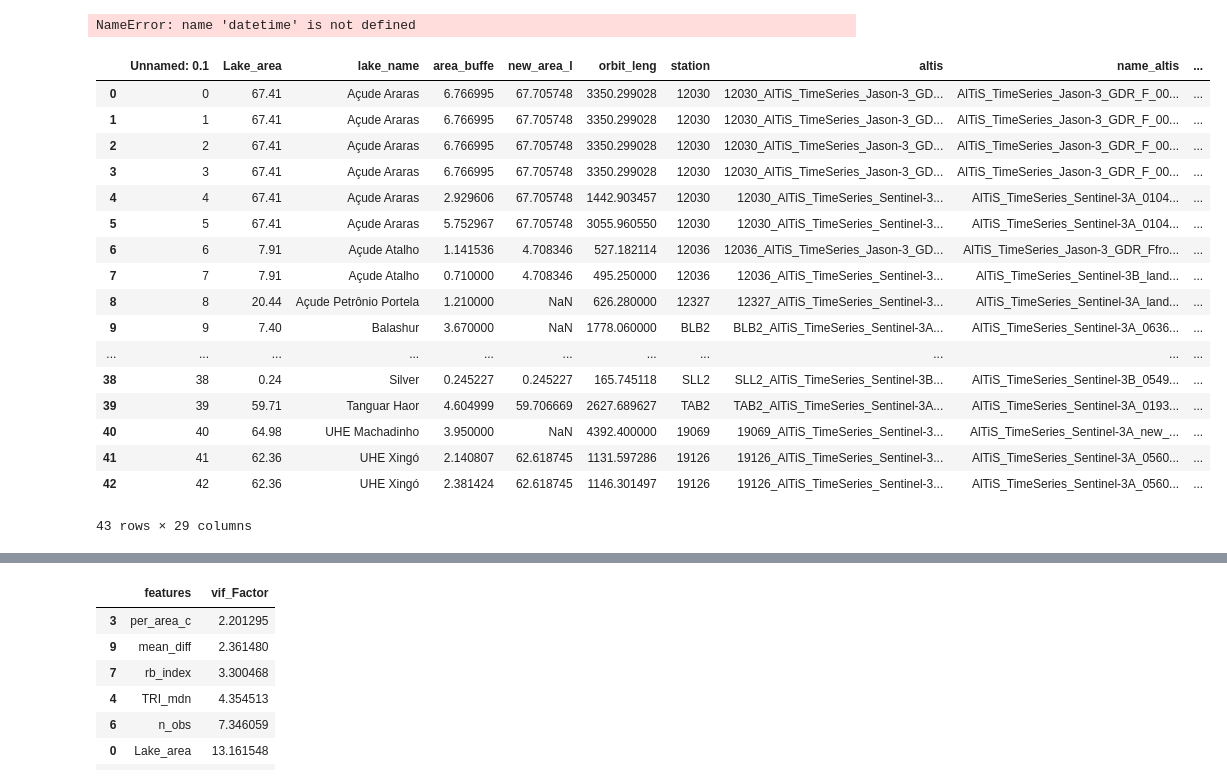
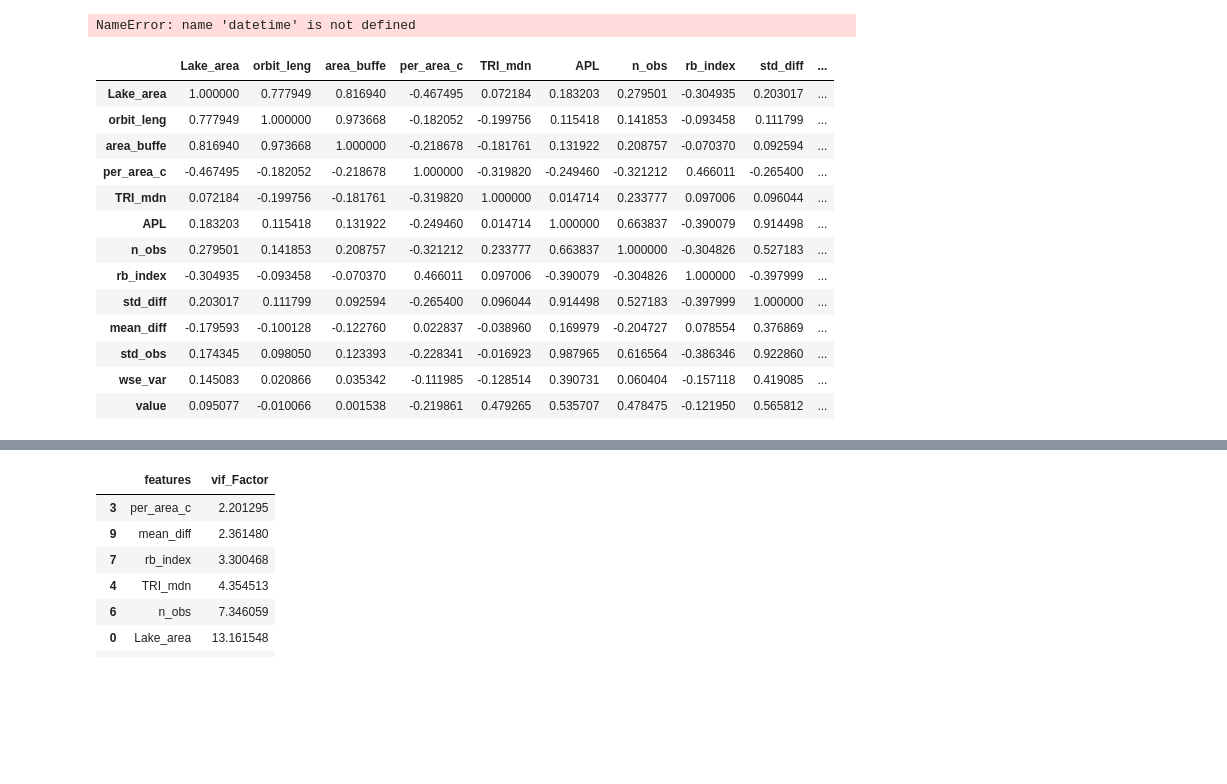
Before and after one commit to anmagomez/radar_altimetry_eval, a Jupyter notebook: src/example_importance.ipynb, the cells around one changed output, grey strips where cells are left out. Drawn from its saved outputs; the diff is of its cells as text; code cells hidden in the pictures; blank space fills up the shorter version.

Commit message:
Changes on Windows computer
Level of importance by variable

```diff
--- a/src/example_importance.ipynb
+++ b/src/example_importance.ipynb
@@ -336,24 +322,24 @@ NameError: name 'datetime' is not defined
 
 df_t_3km_vars=pd.read_csv('../data/results/to_importance_20221114_17_18.csv', sep=',')
 predictors=['Lake_area','orbit_leng', 'area_buffe','per_area_c','TRI_mdn','APL', 'n_obs', 'rb_index', 'std_diff','mean_diff', 'std_obs']
+# %%
+#claculate the variability of the water level
+df_t_3km_vars['wse_var']=df_t_3km_vars['std_diff']/df_t_3km_vars['mean_diff']
 # %%
-df_t_3km_vars
+corr=df_t_3km_vars[predictors+['wse_var', 'value']].corr()
+corr.style.background_gradient(cmap='coolwarm')
 # %% [output]
-|  | Unnamed: 0.1 | Lake_area | lake_name | area_buffe | new_area_l | orbit_leng | station | altis | name_altis | ... |
-| 0 | 0 | 67.41 | Açude Araras | 6.766995 | 67.705748 | 3350.299028 | 12030 | 12030_AlTiS_TimeSeries_Jason-3_GD... | AlTiS_TimeSeries_Jason-3_GDR_F_00... | ... |
-| 1 | 1 | 67.41 | Açude Araras | 6.766995 | 67.705748 | 3350.299028 | 12030 | 12030_AlTiS_TimeSeries_Jason-3_GD... | AlTiS_TimeSeries_Jason-3_GDR_F_00... | ... |
-| 2 | 2 | 67.41 | Açude Araras | 6.766995 | 67.705748 | 3350.299028 | 12030 | 12030_AlTiS_TimeSeries_Jason-3_GD... | AlTiS_TimeSeries_Jason-3_GDR_F_00... | ... |
-| 3 | 3 | 67.41 | Açude Araras | 6.766995 | 67.705748 | 3350.299028 | 12030 | 12030_AlTiS_TimeSeries_Jason-3_GD... | AlTiS_TimeSeries_Jason-3_GDR_F_00... | ... |
-| 4 | 4 | 67.41 | Açude Araras | 2.929606 | 67.705748 | 1442.903457 | 12030 | 12030_AlTiS_TimeSeries_Sentinel-3... | AlTiS_TimeSeries_Sentinel-3A_0104... | ... |
-| 5 | 5 | 67.41 | Açude Araras | 5.752967 | 67.705748 | 3055.960550 | 12030 | 12030_AlTiS_TimeSeries_Sentinel-3... | AlTiS_TimeSeries_Sentinel-3A_0104... | ... |
-| 6 | 6 | 7.91 | Açude Atalho | 1.141536 | 4.708346 | 527.182114 | 12036 | 12036_AlTiS_TimeSeries_Jason-3_GD... | AlTiS_TimeSeries_Jason-3_GDR_Ffro... | ... |
-| 7 | 7 | 7.91 | Açude Atalho | 0.710000 | 4.708346 | 495.250000 | 12036 | 12036_AlTiS_TimeSeries_Sentinel-3... | AlTiS_TimeSeries_Sentinel-3B_land... | ... |
-| 8 | 8 | 20.44 | Açude Petrônio Portela | 1.210000 | NaN | 626.280000 | 12327 | 12327_AlTiS_TimeSeries_Sentinel-3... | AlTiS_TimeSeries_Sentinel-3A_land... | ... |
-| 9 | 9 | 7.40 | Balashur | 3.670000 | NaN | 1778.060000 | BLB2 | BLB2_AlTiS_TimeSeries_Sentinel-3A... | AlTiS_TimeSeries_Sentinel-3A_0636... | ... |
-| ... | ... | ... | ... | ... | ... | ... | ... | ... | ... | ... |
-| 38 | 38 | 0.24 | Silver | 0.245227 | 0.245227 | 165.745118 | SLL2 | SLL2_AlTiS_TimeSeries_Sentinel-3B... | AlTiS_TimeSeries_Sentinel-3B_0549... | ... |
-| 39 | 39 | 59.71 | Tanguar Haor | 4.604999 | 59.706669 | 2627.689627 | TAB2 | TAB2_AlTiS_TimeSeries_Sentinel-3A... | AlTiS_TimeSeries_Sentinel-3A_0193... | ... |
-| 40 | 40 | 64.98 | UHE Machadinho | 3.950000 | NaN | 4392.400000 | 19069 | 19069_AlTiS_TimeSeries_Sentinel-3... | AlTiS_TimeSeries_Sentinel-3A_new_... | ... |
-| 41 | 41 | 62.36 | UHE Xingó | 2.140807 | 62.618745 | 1131.597286 | 19126 | 19126_AlTiS_TimeSeries_Sentinel-3... | AlTiS_TimeSeries_Sentinel-3A_0560... | ... |
-| 42 | 42 | 62.36 | UHE Xingó | 2.381424 | 62.618745 | 1146.301497 | 19126 | 19126_AlTiS_TimeSeries_Sentinel-3... | AlTiS_TimeSeries_Sentinel-3A_0560... | ... |
+|  | Lake_area | orbit_leng | area_buffe | per_area_c | TRI_mdn | APL | n_obs | rb_index | std_diff | ... |
+| Lake_area | 1.000000 | 0.777949 | 0.816940 | -0.467495 | 0.072184 | 0.183203 | 0.279501 | -0.304935 | 0.203017 | ... |
+| orbit_leng | 0.777949 | 1.000000 | 0.973668 | -0.182052 | -0.199756 | 0.115418 | 0.141853 | -0.093458 | 0.111799 | ... |
+| area_buffe | 0.816940 | 0.973668 | 1.000000 | -0.218678 | -0.181761 | 0.131922 | 0.208757 | -0.070370 | 0.092594 | ... |
+| per_area_c | -0.467495 | -0.182052 | -0.218678 | 1.000000 | -0.319820 | -0.249460 | -0.321212 | 0.466011 | -0.265400 | ... |
+| TRI_mdn | 0.072184 | -0.199756 | -0.181761 | -0.319820 | 1.000000 | 0.014714 | 0.233777 | 0.097006 | 0.096044 | ... |
+| APL | 0.183203 | 0.115418 | 0.131922 | -0.249460 | 0.014714 | 1.000000 | 0.663837 | -0.390079 | 0.914498 | ... |
+| n_obs | 0.279501 | 0.141853 | 0.208757 | -0.321212 | 0.233777 | 0.663837 | 1.000000 | -0.304826 | 0.527183 | ... |
+| rb_index | -0.304935 | -0.093458 | -0.070370 | 0.466011 | 0.097006 | -0.390079 | -0.304826 | 1.000000 | -0.397999 | ... |
+| std_diff | 0.203017 | 0.111799 | 0.092594 | -0.265400 | 0.096044 | 0.914498 | 0.527183 | -0.397999 | 1.000000 | ... |
+| mean_diff | -0.179593 | -0.100128 | -0.122760 | 0.022837 | -0.038960 | 0.169979 | -0.204727 | 0.078554 | 0.376869 | ... |
+| std_obs | 0.174345 | 0.098050 | 0.123393 | -0.228341 | -0.016923 | 0.987965 | 0.616564 | -0.386346 | 0.922860 | ... |
+| wse_var | 0.145083 | 0.020866 | 0.035342 | -0.111985 | -0.128514 | 0.390731 | 0.060404 | -0.157118 | 0.419085 | ... |
+| value | 0.095077 | -0.010066 | 0.001538 | -0.219861 | 0.479265 | 0.535707 | 0.478475 | -0.121950 | 0.565812 | ... |
-43 rows × 29 columns
```
Also changed, not shown: parts of 14 cells of this notebook.
